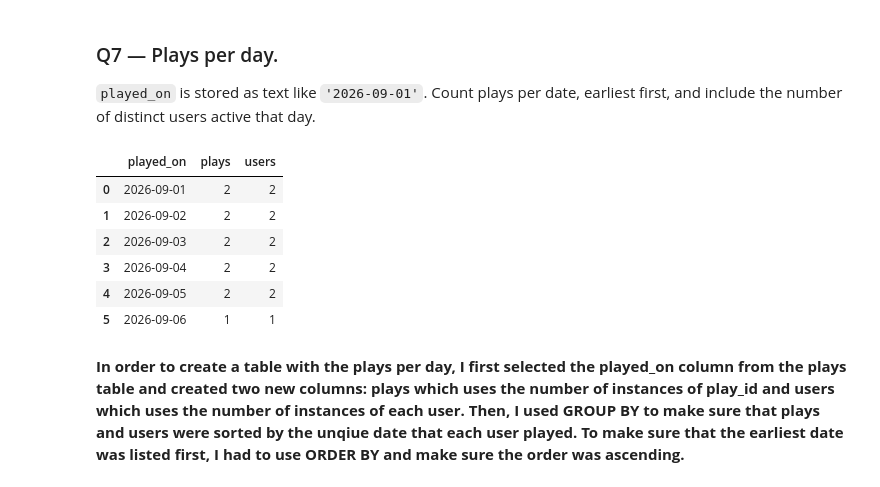
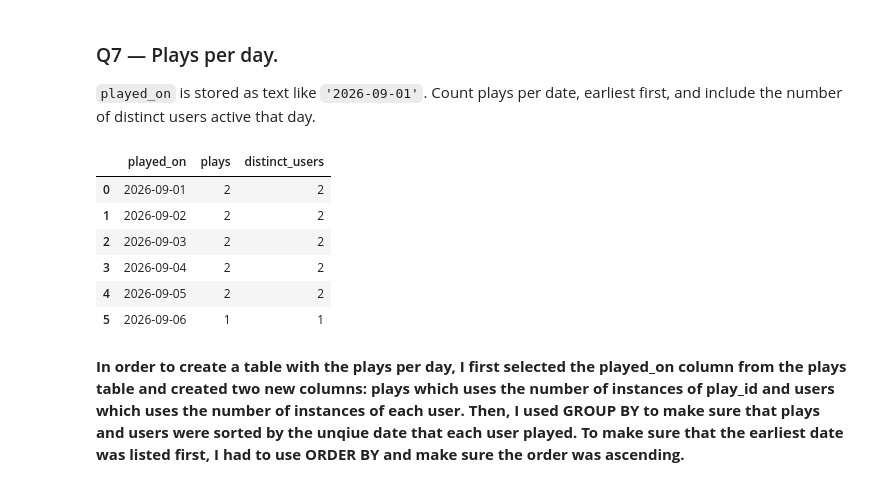
Before and after one commit to simichakravarty16/ds2002-fa26, a Jupyter notebook: notebooks/02-sql-databases/2026-09-11 — SQL Challenge Set — Lab.ipynb, the cells around one changed output. Saved outputs shown, nothing was run; the diff lists cells and outputs as text; code cells hidden in the pictures.

```diff
--- a/notebooks/02-sql-databases/2026-09-11 — SQL Challenge Set — Lab.ipynb
+++ b/notebooks/02-sql-databases/2026-09-11 — SQL Challenge Set — Lab.ipynb
@@ -165,13 +165,13 @@ WHERE t.genre IS NULL
 `played_on` is stored as text like `'2026-09-01'`. Count plays per date, earliest first, and include the number of distinct users active that day.
 # %%
 q('''
-SELECT p.played_on, COUNT(p.play_id) AS plays, COUNT(DISTINCT p.user) AS users
+SELECT p.played_on, COUNT(p.play_id) AS plays, COUNT(DISTINCT p.user) AS distinct_users
 FROM plays p
 GROUP BY p.played_on
 ORDER BY p.played_on ASC
 ''')
 # %% [output]
-|  | played_on | plays | users |
+|  | played_on | plays | distinct_users |
 | 0 | 2026-09-01 | 2 | 2 |
 | 1 | 2026-09-02 | 2 | 2 |
 | 2 | 2026-09-03 | 2 | 2 |
```
Also changed, not shown: parts of 2 cells of this notebook.
